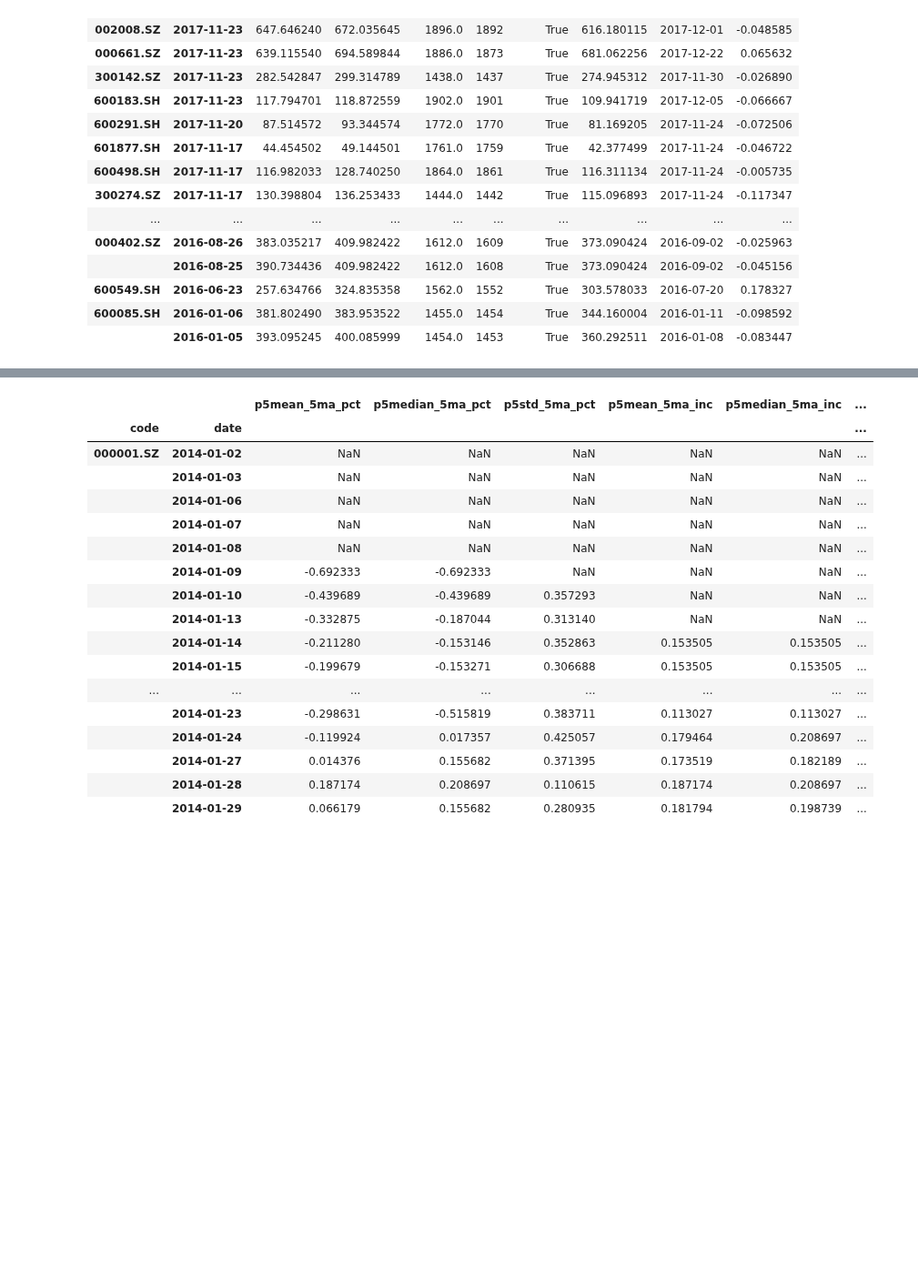
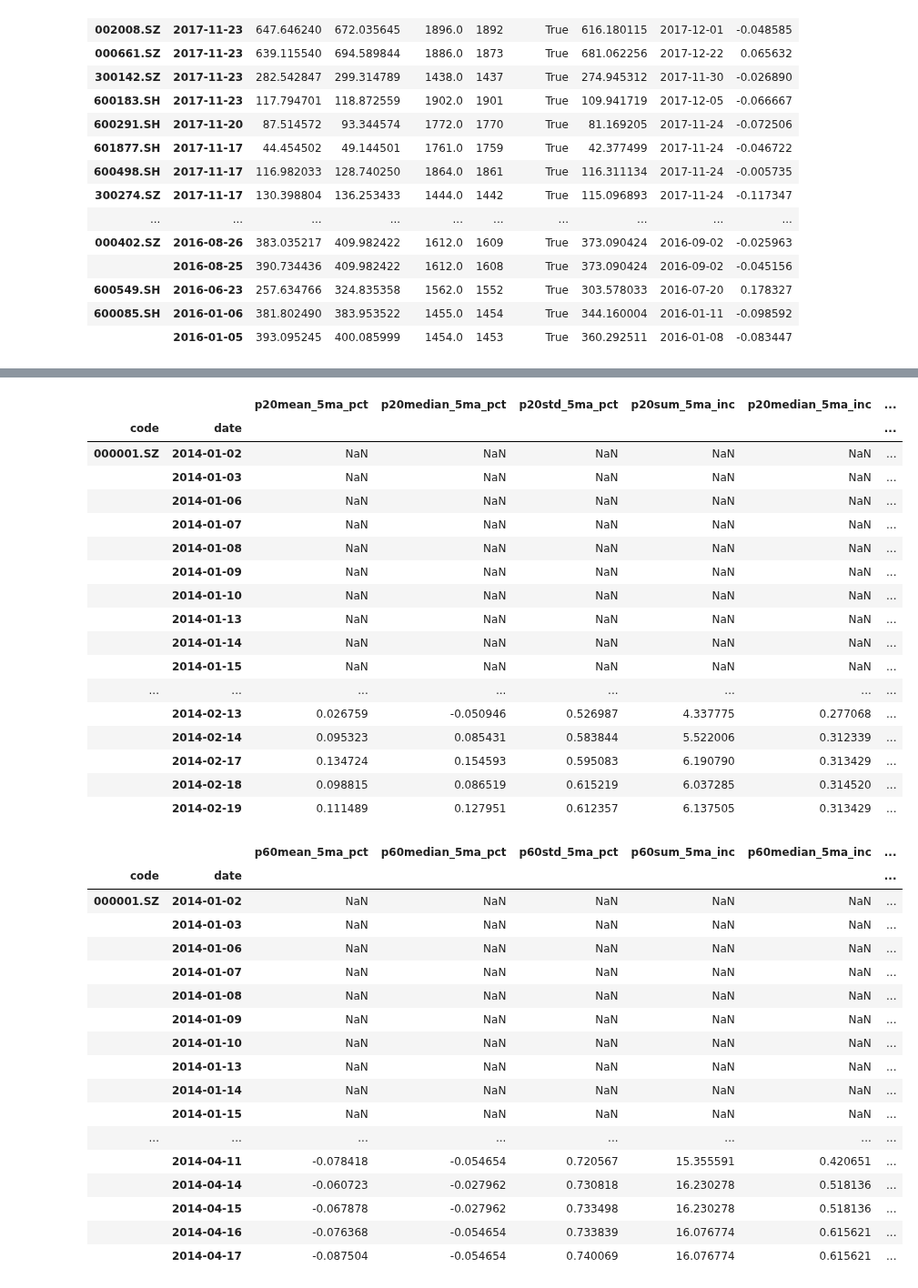
Before and after one commit to Bantorra0/Quant, a Jupyter notebook: Untitled1.ipynb, the cells around one changed output, grey strips where cells are left out. Shown at 91% size. Drawn from its saved outputs; the diff is of its cells as text; code cells hidden in the pictures; blank space fills up the shorter version.

```diff
--- a/Untitled1.ipynb
+++ b/Untitled1.ipynb
@@ -868,22 +784,52 @@ def groupby_rolling(df:pd.DataFrame,by=None,level=None,window=None,
-# %%
-# [print(c1,c2) for c1,c2 in tmp.columns]
-groupby_rolling(df_tmp.head(1000),level="code",window=5,ops=ops,min_periods=1).head(20)
-# %% [output]
-|  |  | p5mean_5ma_pct | p5median_5ma_pct | p5std_5ma_pct | p5mean_5ma_inc | p5median_5ma_inc | ... |
-| code | date |  |  |  |  |  | ... |
-| 000001.SZ | 2014-01-02 | NaN | NaN | NaN | NaN | NaN | ... |
-|  | 2014-01-03 | NaN | NaN | NaN | NaN | NaN | ... |
-|  | 2014-01-06 | NaN | NaN | NaN | NaN | NaN | ... |
-|  | 2014-01-07 | NaN | NaN | NaN | NaN | NaN | ... |
-|  | 2014-01-08 | NaN | NaN | NaN | NaN | NaN | ... |
-|  | 2014-01-09 | -0.692333 | -0.692333 | NaN | NaN | NaN | ... |
-|  | 2014-01-10 | -0.439689 | -0.439689 | 0.357293 | NaN | NaN | ... |
-|  | 2014-01-13 | -0.332875 | -0.187044 | 0.313140 | NaN | NaN | ... |
-|  | 2014-01-14 | -0.211280 | -0.153146 | 0.352863 | 0.153505 | 0.153505 | ... |
-|  | 2014-01-15 | -0.199679 | -0.153271 | 0.306688 | 0.153505 | 0.153505 | ... |
-| ... | ... | ... | ... | ... | ... | ... | ... |
-|  | 2014-01-23 | -0.298631 | -0.515819 | 0.383711 | 0.113027 | 0.113027 | ... |
-|  | 2014-01-24 | -0.119924 | 0.017357 | 0.425057 | 0.179464 | 0.208697 | ... |
-|  | 2014-01-27 | 0.014376 | 0.155682 | 0.371395 | 0.173519 | 0.182189 | ... |
-|  | 2014-01-28 | 0.187174 | 0.208697 | 0.110615 | 0.187174 | 0.208697 | ... |
-|  | 2014-01-29 | 0.066179 | 0.155682 | 0.280935 | 0.181794 | 0.198739 | ... |
+# %%
+# import importlib
+# importlib.reload(fe)
+res20['p20sum_5ma_inc/p20sum_5ma_wd'] = res20['p20sum_5ma_inc']/res20['p20sum_5ma_wd']
+
+
+res60['p60sum_5ma_inc/p60sum_5ma_wd'] = res60['p60sum_5ma_inc']/res60['p60sum_5ma_wd']
+
+t0 = time.time()
+res20['d(p20sum_5ma_inc/p20sum_5ma_wd)'] = res20['p20sum_5ma_inc/p20sum_5ma_wd'].sort_index().groupby('code').diff()
+res60['d(p60sum_5ma_inc/p60sum_5ma_wd)'] = res60['p60sum_5ma_inc/p60sum_5ma_wd'].sort_index().groupby('code').diff()
+print(time.time()-t0)
+
+res20.head(30)
+res60.head(70)
+# %% [output]
+|  |  | p20mean_5ma_pct | p20median_5ma_pct | p20std_5ma_pct | p20sum_5ma_inc | p20median_5ma_inc | ... |
+| code | date |  |  |  |  |  | ... |
+| 000001.SZ | 2014-01-02 | NaN | NaN | NaN | NaN | NaN | ... |
+|  | 2014-01-03 | NaN | NaN | NaN | NaN | NaN | ... |
+|  | 2014-01-06 | NaN | NaN | NaN | NaN | NaN | ... |
+|  | 2014-01-07 | NaN | NaN | NaN | NaN | NaN | ... |
+|  | 2014-01-08 | NaN | NaN | NaN | NaN | NaN | ... |
+|  | 2014-01-09 | NaN | NaN | NaN | NaN | NaN | ... |
+|  | 2014-01-10 | NaN | NaN | NaN | NaN | NaN | ... |
+|  | 2014-01-13 | NaN | NaN | NaN | NaN | NaN | ... |
+|  | 2014-01-14 | NaN | NaN | NaN | NaN | NaN | ... |
+|  | 2014-01-15 | NaN | NaN | NaN | NaN | NaN | ... |
+| ... | ... | ... | ... | ... | ... | ... | ... |
+|  | 2014-02-13 | 0.026759 | -0.050946 | 0.526987 | 4.337775 | 0.277068 | ... |
+|  | 2014-02-14 | 0.095323 | 0.085431 | 0.583844 | 5.522006 | 0.312339 | ... |
+|  | 2014-02-17 | 0.134724 | 0.154593 | 0.595083 | 6.190790 | 0.313429 | ... |
+|  | 2014-02-18 | 0.098815 | 0.086519 | 0.615219 | 6.037285 | 0.314520 | ... |
+|  | 2014-02-19 | 0.111489 | 0.127951 | 0.612357 | 6.137505 | 0.313429 | ... |
+|  |  | p60mean_5ma_pct | p60median_5ma_pct | p60std_5ma_pct | p60sum_5ma_inc | p60median_5ma_inc | ... |
+| code | date |  |  |  |  |  | ... |
+| 000001.SZ | 2014-01-02 | NaN | NaN | NaN | NaN | NaN | ... |
+|  | 2014-01-03 | NaN | NaN | NaN | NaN | NaN | ... |
+|  | 2014-01-06 | NaN | NaN | NaN | NaN | NaN | ... |
+|  | 2014-01-07 | NaN | NaN | NaN | NaN | NaN | ... |
+|  | 2014-01-08 | NaN | NaN | NaN | NaN | NaN | ... |
+|  | 2014-01-09 | NaN | NaN | NaN | NaN | NaN | ... |
+|  | 2014-01-10 | NaN | NaN | NaN | NaN | NaN | ... |
+|  | 2014-01-13 | NaN | NaN | NaN | NaN | NaN | ... |
+|  | 2014-01-14 | NaN | NaN | NaN | NaN | NaN | ... |
+|  | 2014-01-15 | NaN | NaN | NaN | NaN | NaN | ... |
+| ... | ... | ... | ... | ... | ... | ... | ... |
+|  | 2014-04-11 | -0.078418 | -0.054654 | 0.720567 | 15.355591 | 0.420651 | ... |
+|  | 2014-04-14 | -0.060723 | -0.027962 | 0.730818 | 16.230278 | 0.518136 | ... |
+|  | 2014-04-15 | -0.067878 | -0.027962 | 0.733498 | 16.230278 | 0.518136 | ... |
+|  | 2014-04-16 | -0.076368 | -0.054654 | 0.733839 | 16.076774 | 0.615621 | ... |
+|  | 2014-04-17 | -0.087504 | -0.054654 | 0.740069 | 16.076774 | 0.615621 | ... |
```
Also changed, not shown: parts of 10 cells of this notebook.
